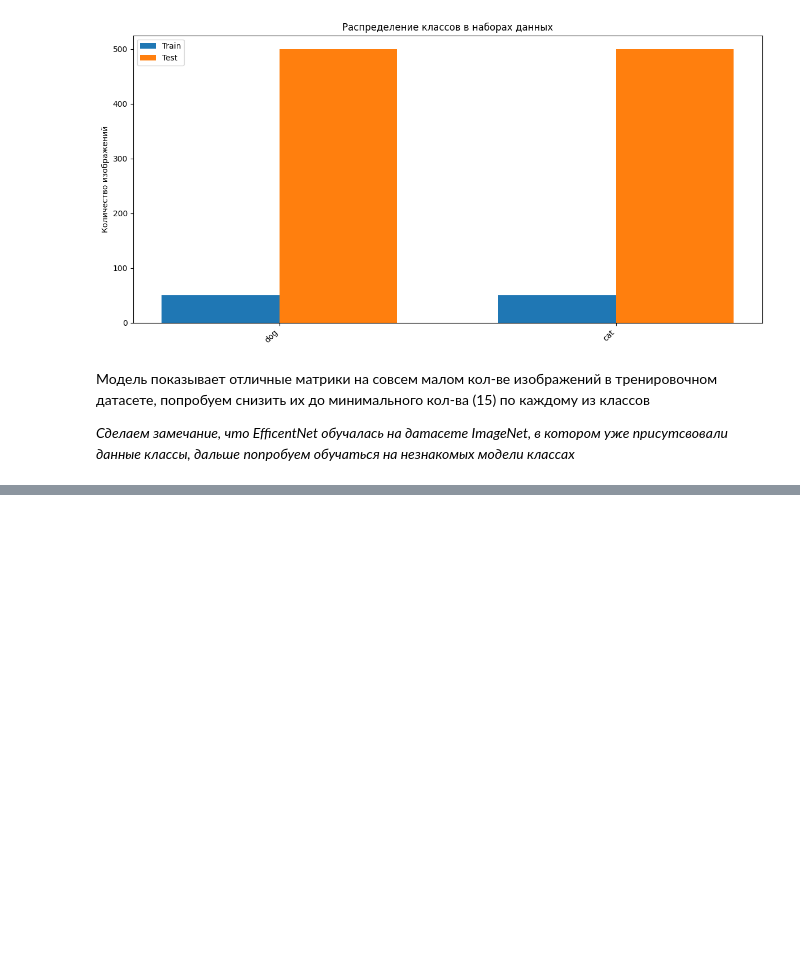
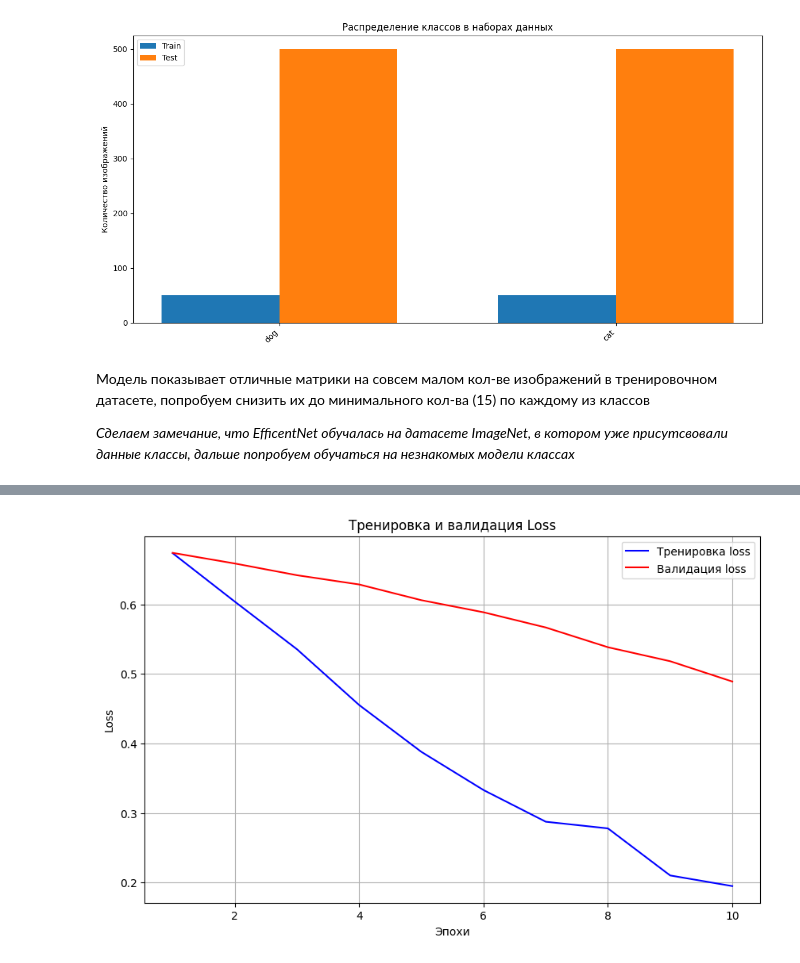
Before and after one commit to lpestov/interactive_ai_model_builder, a Jupyter notebook: models/classification/notebooks/classification_neural_network.ipynb, the cells around one changed output, grey strips where cells are left out. Saved outputs shown, nothing was run; the diff lists cells and outputs as text; code cells hidden in the pictures; blank space fills up the shorter version.

```diff
--- a/models/classification/notebooks/classification_neural_network.ipynb
+++ b/models/classification/notebooks/classification_neural_network.ipynb
@@ -700,0 +902,4 @@ comparison_df = compare_benchmarks(benchmarks)
+# %%
+# Загрузка названий классов из JSON
+with open("/content/drive/MyDrive/classification/class_to_idx.json", "r")  as f:
+  class_to_idx = json.load(f)
@@ -700,0 +929,17 @@ comparison_df = compare_benchmarks(benchmarks)
+# %%
+# Загрузка модели EfficientNet
+model = efficientnet_b7(EfficientNet_B7_Weights.DEFAULT)
+
+# Заморозка всех слоев, кроме последнего
+for param in model.parameters():
+    param.requires_grad = False
+
+# Замена финального классификатора
+num_features = model.classifier[1].in_features
+num_classes = len(class_to_idx)  # Количество классов из JSON
+model.classifier = nn.Sequential(
+    nn.Linear(num_features, 128),
+    nn.ReLU(),
+    nn.Linear(128, num_classes),  # Многоклассовая классификация
+    # На выходе оставляем сырые логиты, так как nn.CrossEntropyLoss() их ожидает на вход
+)
@@ -700,0 +948,10 @@ comparison_df = compare_benchmarks(benchmarks)
+# %%
+device = torch.device("cuda" if torch.cuda.is_available() else "cpu")
+model.to(device)
+
+criterion = nn.CrossEntropyLoss()  # Для многоклассовой классификации
+optimizer = torch.optim.Adam(
+    model.parameters(),
+    lr=hyperparams['learning_rate'],
+    weight_decay=hyperparams['weight_decay']
+)
@@ -700,0 +968,9 @@ comparison_df = compare_benchmarks(benchmarks)
+# %%
+start_time = time.time()
+
+efficientnet_b7_history_50, efficientnet_b7_50 = train_model(
+    model, train_loader, test_loader, criterion, optimizer,
+    hyperparams['num_epochs'], device
+)
+
+train_runtime = time.time() - start_time
@@ -700,0 +1045,4 @@ comparison_df = compare_benchmarks(benchmarks)
+# %%
+plot_training_history(efficientnet_b7_history_50['train_loss'], efficientnet_b0_history_15N['val_loss'], 'loss')
+# %% [output]
+[figure, added]
```
Also changed, not shown: parts of 68 cells of this notebook.
